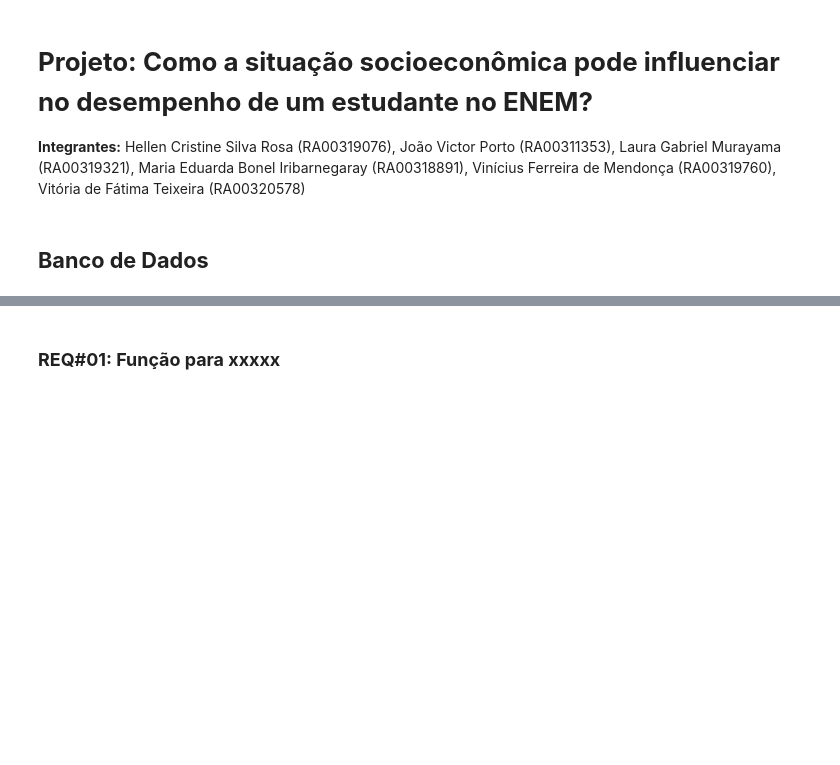
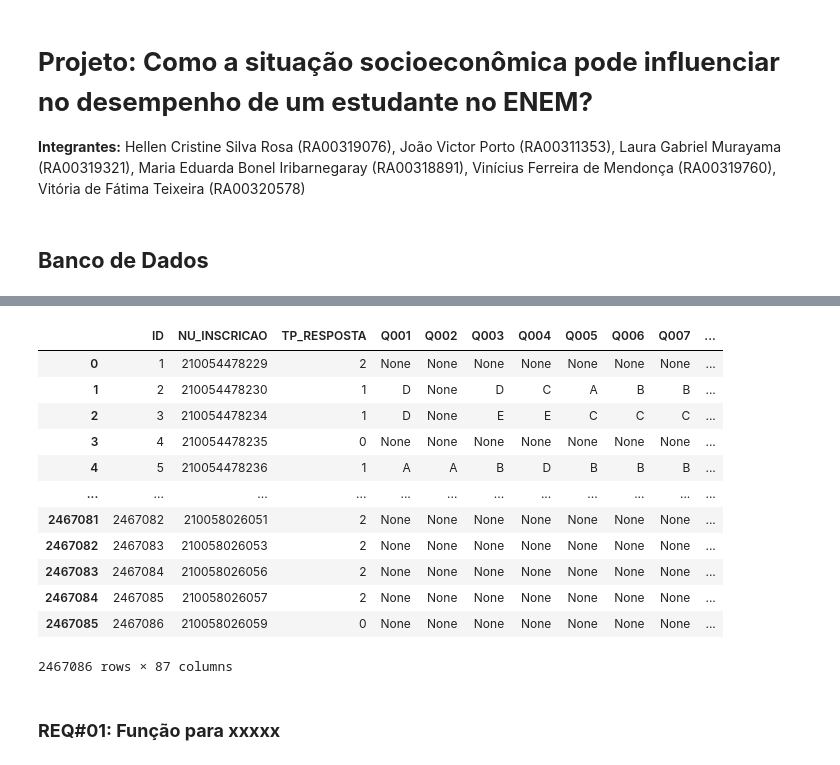
Before and after one commit to jv-porto/projeto-analise-habitos-estudo-enem, a Jupyter notebook: projeto.ipynb, the cells around one changed output, grey strips where cells are left out. Drawn from its saved outputs; the diff is of its cells as text; code cells hidden in the pictures; blank space fills up the shorter version.

```diff
--- a/projeto.ipynb
+++ b/projeto.ipynb
@@ -6,0 +20,35 @@
+# %%
+# establishing connection with DB
+class db_connection():
+    def __init__(self):
+        self.DB_URI = os.environ.get('DB_URI')
+
+    def __enter__(self):
+        self.connection = psycopg2.connect(self.DB_URI)
+        return self.connection
+
+    def __exit__(self, *args):
+        self.connection.close()
+
+class db_cursor():
+    def __init__(self, connection):
+        self.connection = connection
+
+    def __enter__(self):
+        self.cursor = self.connection.cursor()
+        return self.cursor
+
+    def __exit__(self, *args):
+        self.cursor.close()
+# %%
+with db_connection() as conn, db_cursor(conn) as cursor:
+    cursor.execute('SELECT * FROM projeto_enem.microdados;')
+    microdados_data = cursor.fetchall()
+    microdados_columns = tuple(desc[0] for desc in cursor.description)
+
+    cursor.execute('SELECT * FROM projeto_enem.quest_hab;')
+    quest_hab_data = cursor.fetchall()
+    quest_hab_columns = tuple(desc[0] for desc in cursor.description)
+# %%
+microdados_df = pd.DataFrame(microdados_data, columns=microdados_columns)
+quest_hab_df = pd.DataFrame(quest_hab_data, columns=quest_hab_columns)
@@ -7,3 +71,19 @@
+# %%
+quest_hab_df
+# %% [output]
+|  | ID | NU_INSCRICAO | TP_RESPOSTA | Q001 | Q002 | Q003 | Q004 | Q005 | Q006 | Q007 | ... |
+| 0 | 1 | 210054478229 | 2 | None | None | None | None | None | None | None | ... |
+| 1 | 2 | 210054478230 | 1 | D | None | D | C | A | B | B | ... |
+| 2 | 3 | 210054478234 | 1 | D | None | E | E | C | C | C | ... |
+| 3 | 4 | 210054478235 | 0 | None | None | None | None | None | None | None | ... |
+| 4 | 5 | 210054478236 | 1 | A | A | B | D | B | B | B | ... |
+| ... | ... | ... | ... | ... | ... | ... | ... | ... | ... | ... | ... |
+| 2467081 | 2467082 | 210058026051 | 2 | None | None | None | None | None | None | None | ... |
+| 2467082 | 2467083 | 210058026053 | 2 | None | None | None | None | None | None | None | ... |
+| 2467083 | 2467084 | 210058026056 | 2 | None | None | None | None | None | None | None | ... |
+| 2467084 | 2467085 | 210058026057 | 2 | None | None | None | None | None | None | None | ... |
+| 2467085 | 2467086 | 210058026059 | 0 | None | None | None | None | None | None | None | ... |
+2467086 rows × 87 columns
 # %% [markdown]
 ### **REQ#01: Função para xxxxx**
 # %% [markdown]
```
Also changed, not shown: parts of 6 cells of this notebook, 1 other file.
